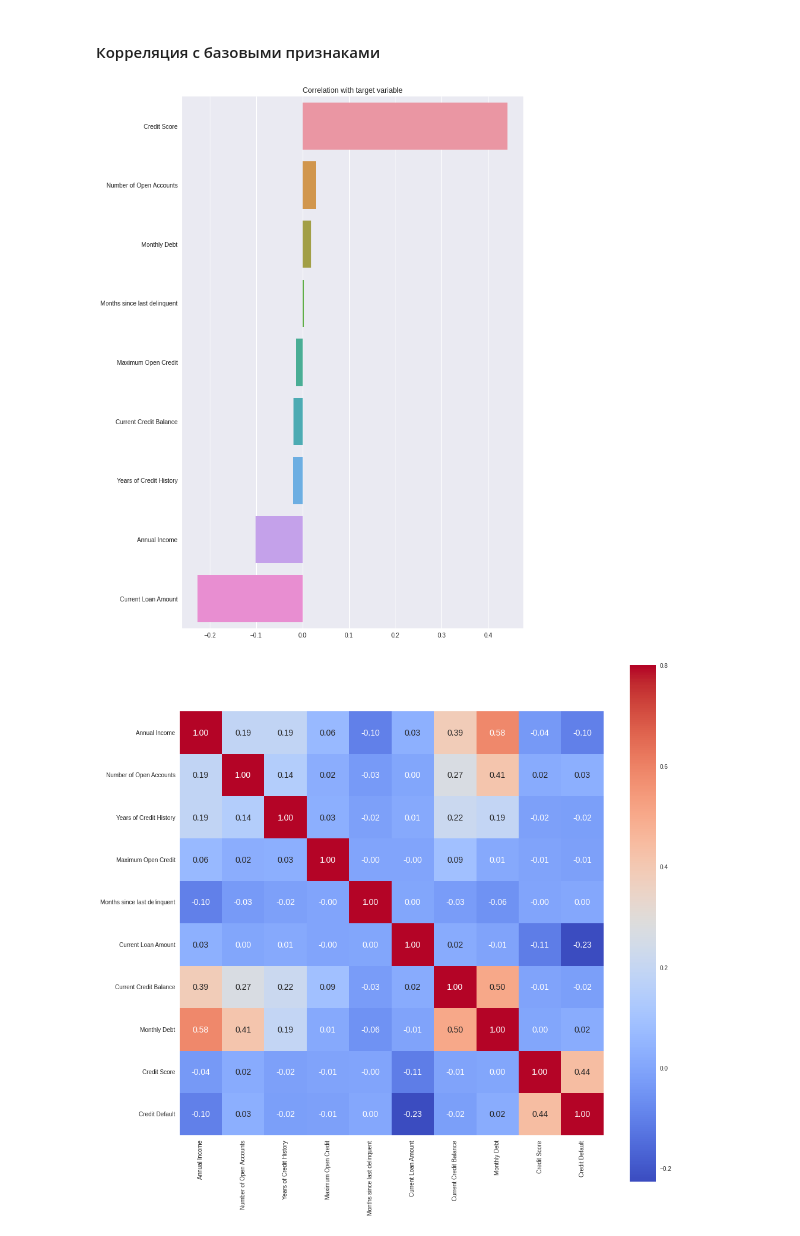
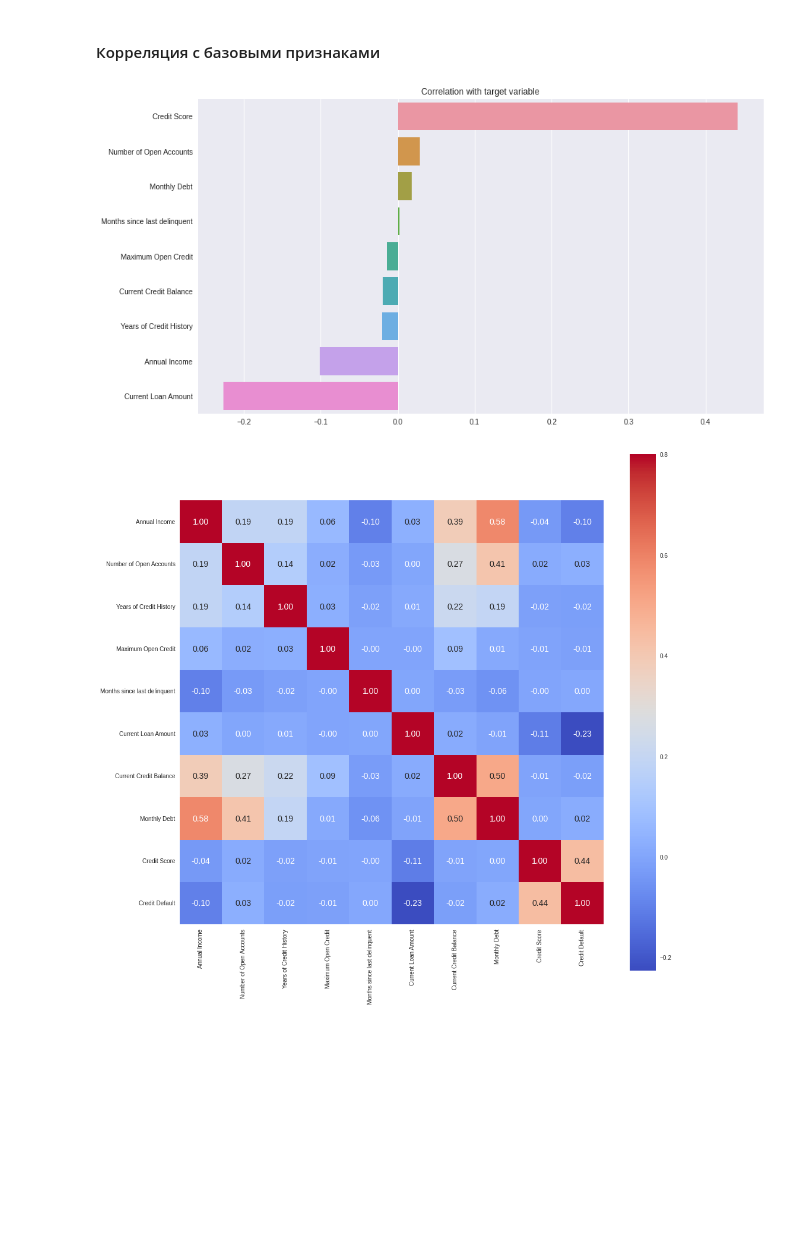
Before and after one commit to alvlagus/Python_for_DS_2, a Jupyter notebook: gusev_solution_GU_AI_1445.ipynb, the cells around one changed output. Drawn from its saved outputs; the diff is of its cells as text; code cells hidden in the pictures; blank space fills up the shorter version.

```diff
--- a/gusev_solution_GU_AI_1445.ipynb
+++ b/gusev_solution_GU_AI_1445.ipynb
@@ -159,2 +178,16 @@ TEST_DATASET_PATH = './test.csv'
+# %%
+DATA_ROOT = Path('../')
+MODELS_PATH = Path('../2_models/')
+
+# input
+TRAIN_DATA_PATH = DATA_ROOT / '1_input_data/train.csv'
+TEST_DATASET_PATH = DATA_ROOT / '1_input_data/test.csv'
+
+# output
+# TRAIN_FULL_PATH = DATA_ROOT / 'training_project_train_full.csv'
+# TRAIN_PART_PATH = DATA_ROOT / 'training_project_train_part_b.csv'
+# TEST_PART_PATH = DATA_ROOT / 'training_project_test_part.csv'
+
+SCALER_FILE_PATH = MODELS_PATH / 'scaler.pkl'
 # %% [markdown]
 ### Загрузка данных
@@ -472,12 +529,12 @@ df_train_num_features.columns.tolist()
 #### Корреляция с базовыми признаками
 # %%
 corr_with_target = df_train[TRAIN_FEATURE_NAMES + [TARGET_NAME]].corr().iloc[:-1, -1].sort_values(ascending=False)
-plt.figure(figsize=(10, 16))
+plt.figure(figsize=(14, 8))
 sns.barplot(x=corr_with_target.values, y=corr_with_target.index)
 plt.title('Correlation with target variable')
 plt.show()
 # %% [output]
-[figure, old version]
+[figure, new version]
 # %%
 corrmat = df_train.corr()
 f, ax = plt.subplots(figsize=(16, 16))
```
Also changed, not shown: parts of 42 cells of this notebook.
